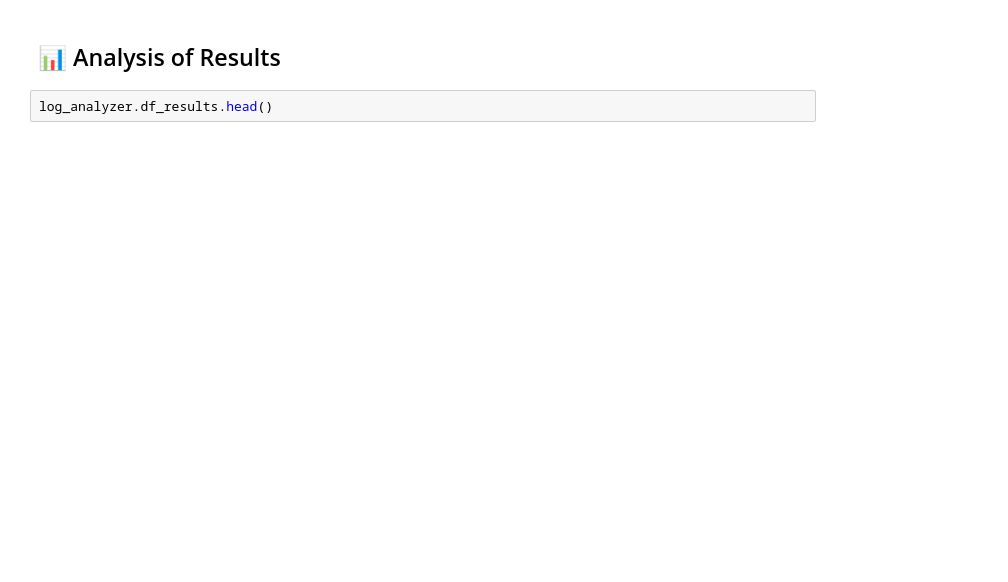
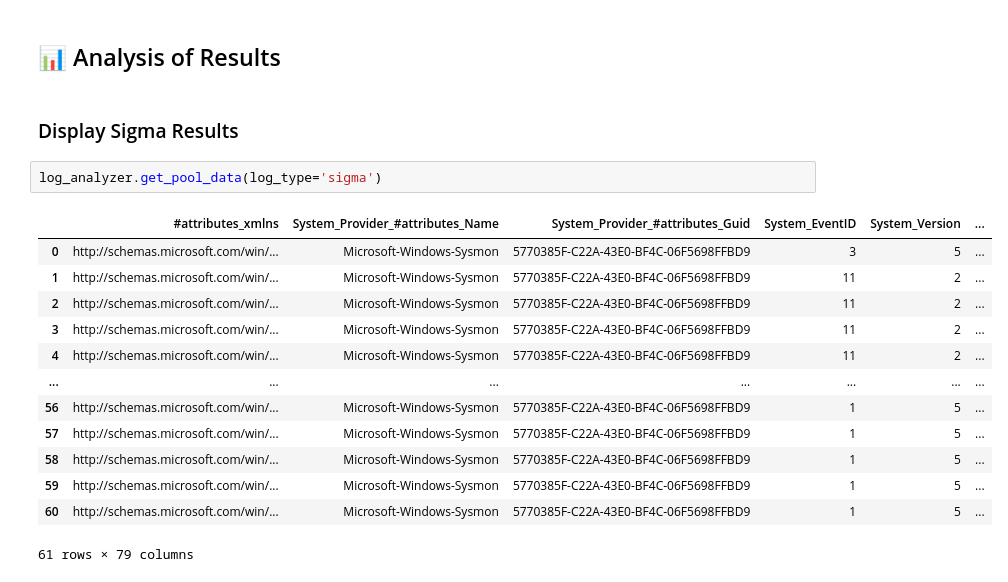
Before and after one commit to aj-tap/taptaptools, a Jupyter notebook: notebooks/LogAnalysis.ipynb, the cells around one changed output. Cells and saved outputs as stored; diff of their text form; blank space fills up the shorter version.

```diff
--- a/notebooks/LogAnalysis.ipynb
+++ b/notebooks/LogAnalysis.ipynb
@@ -27,4 +82,20 @@ log_analyzer.execute()
 # %% [markdown]
 ## 📊 Analysis of Results
+# %% [markdown]
+### Display Sigma Results
 # %%
-log_analyzer.df_results.head()
+log_analyzer.get_pool_data(log_type='sigma')
+# %% [output]
+|  | #attributes_xmlns | System_Provider_#attributes_Name | System_Provider_#attributes_Guid | System_EventID | System_Version | ... |
+| 0 | http://schemas.microsoft.com/win/... | Microsoft-Windows-Sysmon | 5770385F-C22A-43E0-BF4C-06F5698FFBD9 | 3 | 5 | ... |
+| 1 | http://schemas.microsoft.com/win/... | Microsoft-Windows-Sysmon | 5770385F-C22A-43E0-BF4C-06F5698FFBD9 | 11 | 2 | ... |
+| 2 | http://schemas.microsoft.com/win/... | Microsoft-Windows-Sysmon | 5770385F-C22A-43E0-BF4C-06F5698FFBD9 | 11 | 2 | ... |
+| 3 | http://schemas.microsoft.com/win/... | Microsoft-Windows-Sysmon | 5770385F-C22A-43E0-BF4C-06F5698FFBD9 | 11 | 2 | ... |
+| 4 | http://schemas.microsoft.com/win/... | Microsoft-Windows-Sysmon | 5770385F-C22A-43E0-BF4C-06F5698FFBD9 | 11 | 2 | ... |
+| ... | ... | ... | ... | ... | ... | ... |
+| 56 | http://schemas.microsoft.com/win/... | Microsoft-Windows-Sysmon | 5770385F-C22A-43E0-BF4C-06F5698FFBD9 | 1 | 5 | ... |
+| 57 | http://schemas.microsoft.com/win/... | Microsoft-Windows-Sysmon | 5770385F-C22A-43E0-BF4C-06F5698FFBD9 | 1 | 5 | ... |
+| 58 | http://schemas.microsoft.com/win/... | Microsoft-Windows-Sysmon | 5770385F-C22A-43E0-BF4C-06F5698FFBD9 | 1 | 5 | ... |
+| 59 | http://schemas.microsoft.com/win/... | Microsoft-Windows-Sysmon | 5770385F-C22A-43E0-BF4C-06F5698FFBD9 | 1 | 5 | ... |
+| 60 | http://schemas.microsoft.com/win/... | Microsoft-Windows-Sysmon | 5770385F-C22A-43E0-BF4C-06F5698FFBD9 | 1 | 5 | ... |
+61 rows × 79 columns
```
Also changed, not shown: parts of 25 cells of this notebook.
